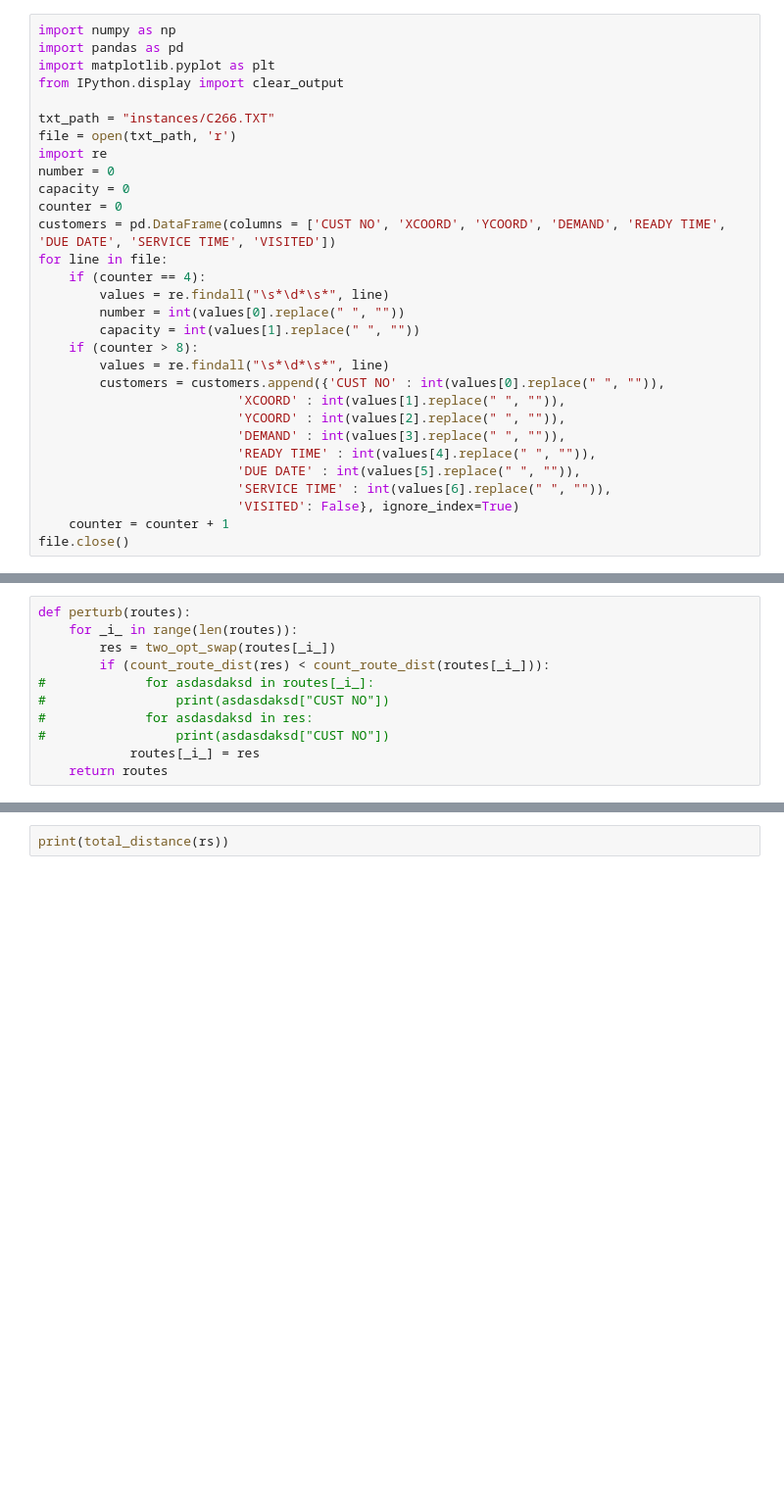
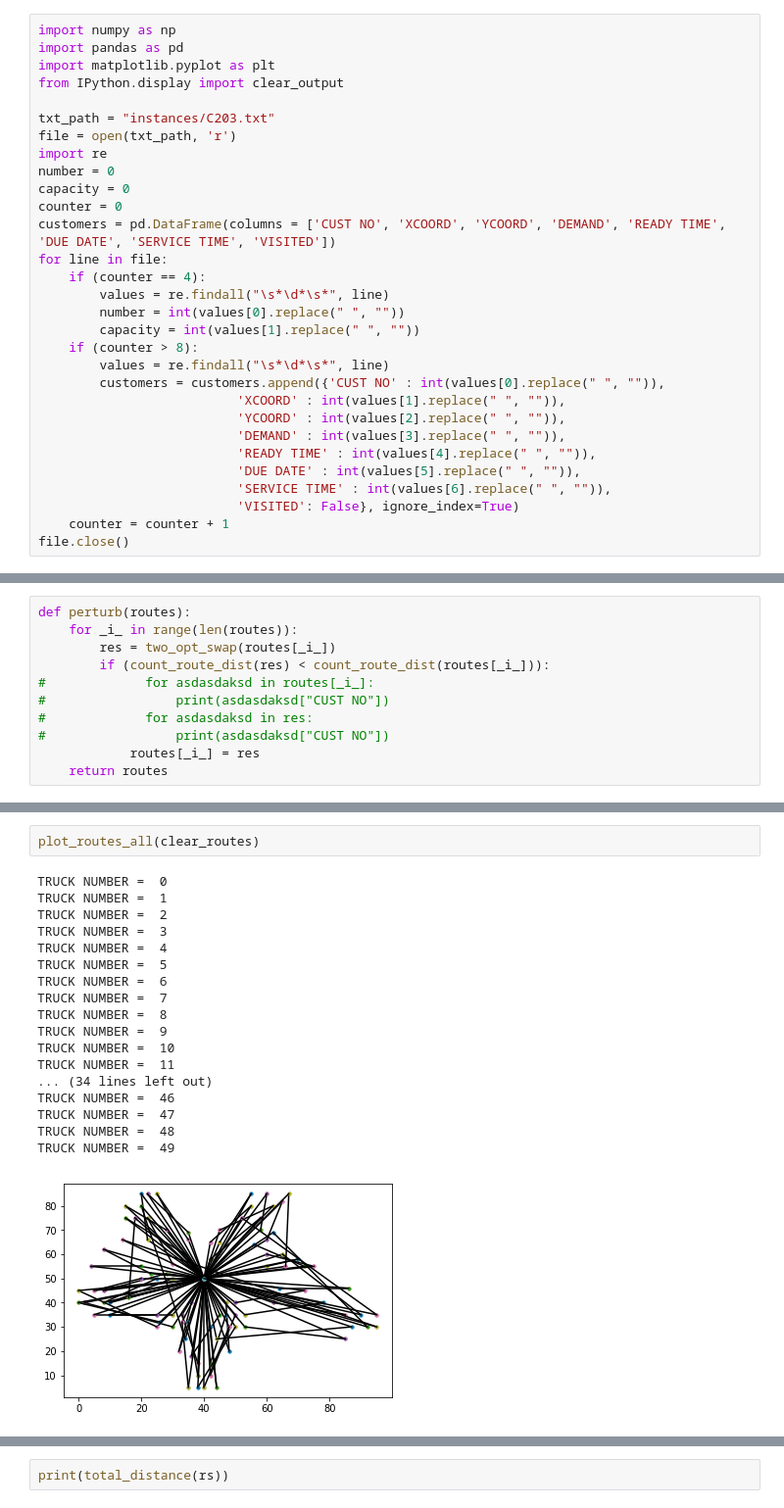
Before and after one commit to aleks73337/TSP-Problem, a Jupyter notebook: Untitled.ipynb, the cells around one changed output, grey strips where cells are left out. Shown at 98% size. Saved outputs shown, nothing was run; the diff lists cells and outputs as text; blank space fills up the shorter version.

```diff
--- a/Untitled.ipynb
+++ b/Untitled.ipynb
@@ -4,7 +4,7 @@ import pandas as pd
 import matplotlib.pyplot as plt
 from IPython.display import clear_output
 
-txt_path = "instances/C266.TXT"
+txt_path = "instances/C203.txt"
 file = open(txt_path, 'r')
 import re
 number = 0
@@ -307,6 +308,27 @@ def ILS(___routes___):
         ___routes___ = perturb(___routes___)
         print("After: ",total_distance(___routes___))
     return ___routes___
+# %%
+plot_routes_all(clear_routes)
+# %% [output]
+TRUCK NUMBER =  0
+TRUCK NUMBER =  1
+TRUCK NUMBER =  2
+TRUCK NUMBER =  3
+TRUCK NUMBER =  4
+TRUCK NUMBER =  5
+TRUCK NUMBER =  6
+TRUCK NUMBER =  7
+TRUCK NUMBER =  8
+TRUCK NUMBER =  9
+TRUCK NUMBER =  10
+TRUCK NUMBER =  11
+... (34 lines left out)
+TRUCK NUMBER =  46
+TRUCK NUMBER =  47
+TRUCK NUMBER =  48
+TRUCK NUMBER =  49
+[figure, added]
 # %%
 rs = ILS(copy.deepcopy(clear_routes))
 # %% [output]
```
Also changed, not shown: parts of 15 cells of this notebook.
